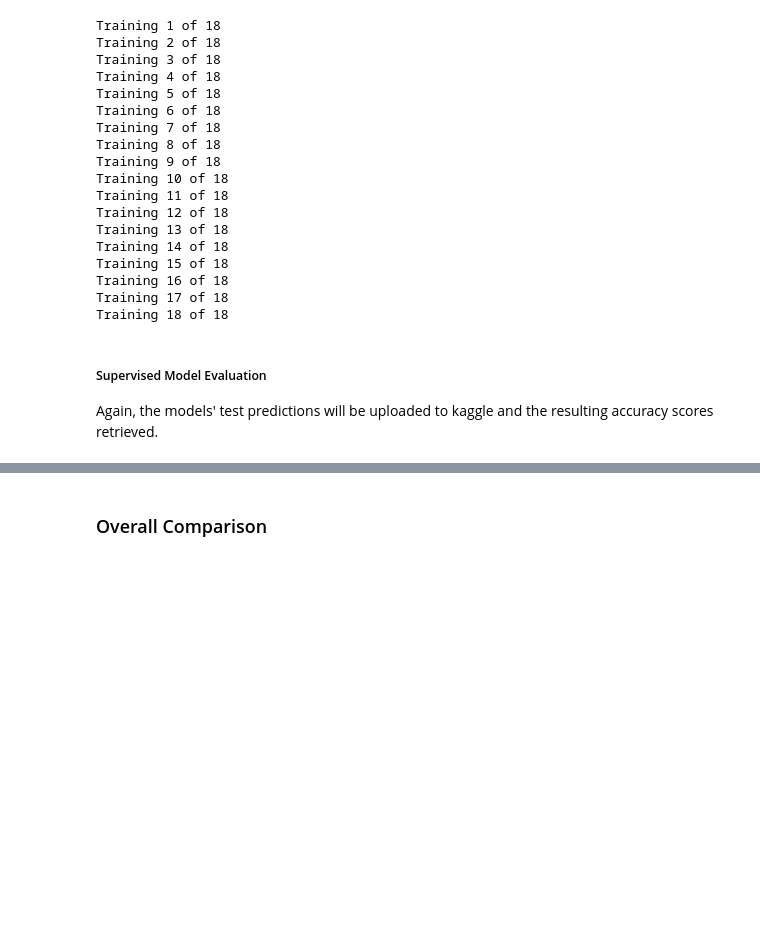
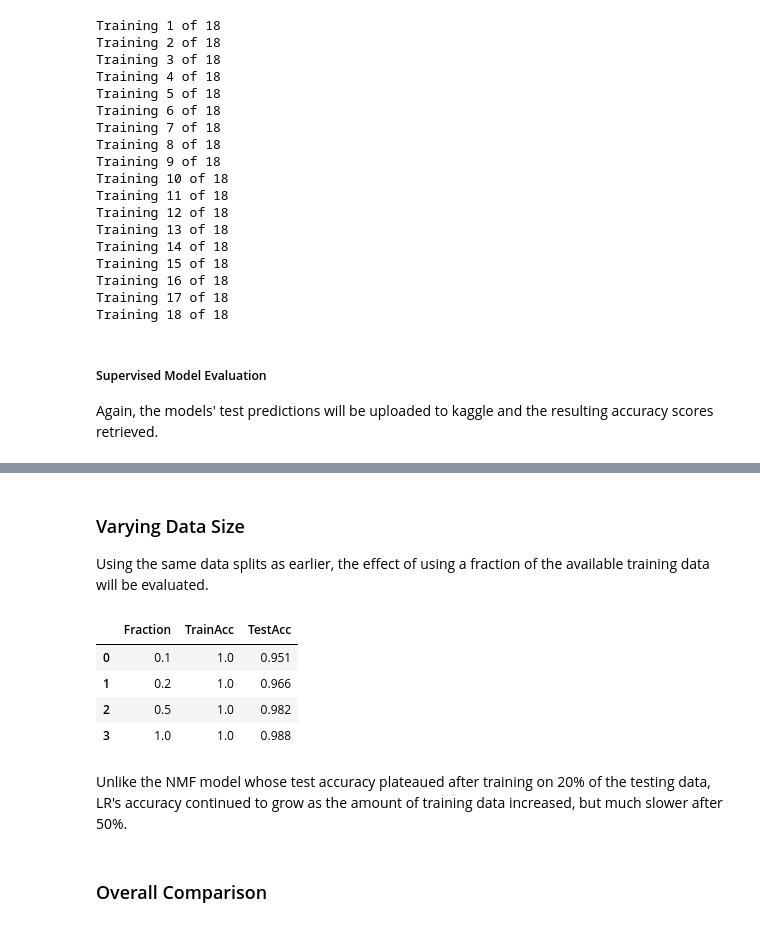
Before and after one commit to nhansendev/DTSA5510_Week4_Project, a Jupyter notebook: week4.ipynb, the cells around one changed output, grey strips where cells are left out. Drawn from its saved outputs; the diff is of its cells as text; code cells hidden in the pictures; blank space fills up the shorter version.

```diff
--- a/week4.ipynb
+++ b/week4.ipynb
@@ -498,0 +539,14 @@ print(model_df[["TrainAcc", "PCA_TrainAcc_LR", 'TestAcc', 'PCA_TestAcc', 'Time_L
+# %% [markdown]
+### Varying Data Size
+Using the same data splits as earlier, the effect of using a fraction of the available training data will be evaluated.
+# %%
+# Train a model on each fraction of training data
+train_accs = []
+preds = []
+for i in range(len(fracs)):
+    model = LogisticRegression(C=100, solver='lbfgs', random_state=RANDOM_SEED).fit(vary_data[i], vary_cats[i])
+    train_accs.append(accuracy_score(vary_cats[i], model.predict(vary_data[i])))
+    preds.append(model.predict(dataset_df['Test'][0]))
+
+vary_df_LR = pd.DataFrame(fracs, columns=["Fraction"])
+vary_df_LR['TrainAcc'] = train_accs
@@ -499,3 +559,15 @@ print(model_df[["TrainAcc", "PCA_TrainAcc_LR", 'TestAcc', 'PCA_TestAcc', 'Time_L
+# %%
+# Manually retrieved from competition submissions page
+vary_df_LR['TestAcc'] = [0.95102, 0.96598, 0.98231]
+pd.concat([vary_df_LR, pd.DataFrame([[1, model_df['TrainAcc'][0], model_df['TestAcc'][0]]], columns=vary_df_LR.columns)], ignore_index=True).round(3)
+# %% [output]
+|  | Fraction | TrainAcc | TestAcc |
+| 0 | 0.1 | 1.0 | 0.951 |
+| 1 | 0.2 | 1.0 | 0.966 |
+| 2 | 0.5 | 1.0 | 0.982 |
+| 3 | 1.0 | 1.0 | 0.988 |
+# %% [markdown]
+Unlike the NMF model whose test accuracy plateaued after training on 20% of the testing data, LR's accuracy continued to grow as the amount of training data increased, but much slower after 50%.
 # %% [markdown]
 ### Overall Comparison
 # %%
```
Also changed, not shown: parts of 15 cells of this notebook.
